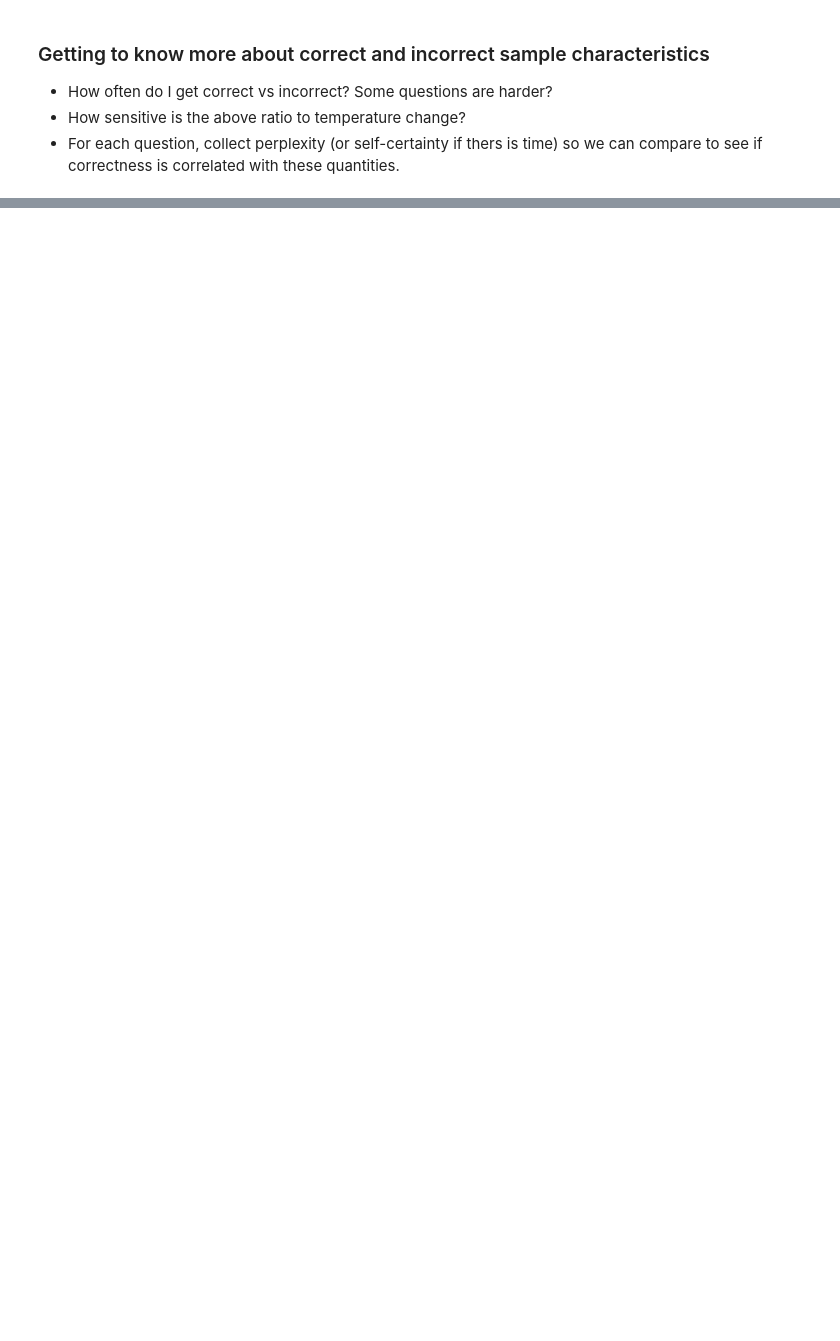
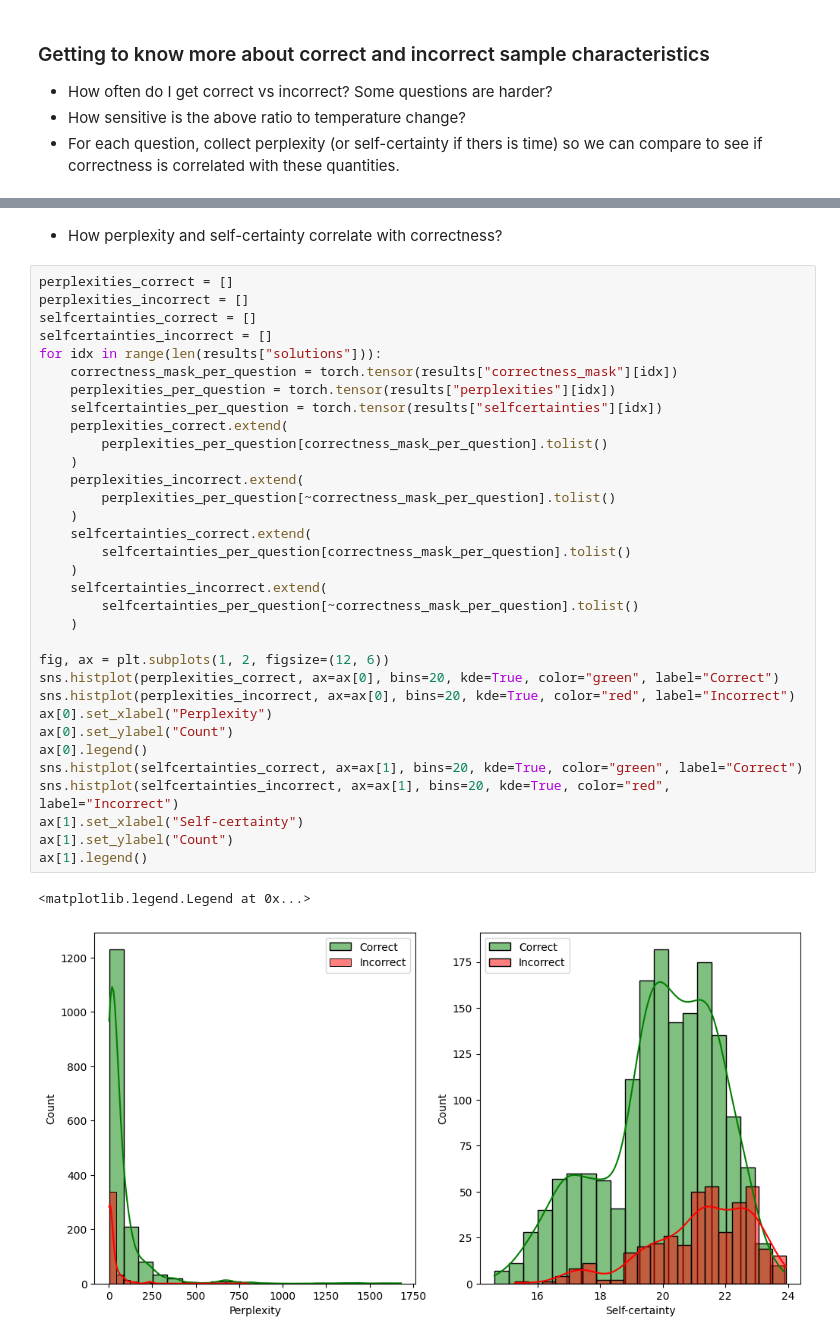
Before and after one commit to don-tpanic/sampling-dpo-experiments, a Jupyter notebook: main.ipynb, the cells around one changed output, grey strips where cells are left out. Drawn from its saved outputs; the diff is of its cells as text; blank space fills up the shorter version.

```diff
--- a/main.ipynb
+++ b/main.ipynb
@@ -504,0 +336,38 @@ plt.show()
+# %% [markdown]
+* How perplexity and self-certainty correlate with correctness?
+# %%
+perplexities_correct = []
+perplexities_incorrect = []
+selfcertainties_correct = []
+selfcertainties_incorrect = []
+for idx in range(len(results["solutions"])):
+    correctness_mask_per_question = torch.tensor(results["correctness_mask"][idx])
+    perplexities_per_question = torch.tensor(results["perplexities"][idx])
+    selfcertainties_per_question = torch.tensor(results["selfcertainties"][idx])
+    perplexities_correct.extend(
+        perplexities_per_question[correctness_mask_per_question].tolist()
+    )
+    perplexities_incorrect.extend(
+        perplexities_per_question[~correctness_mask_per_question].tolist()
+    )
+    selfcertainties_correct.extend(
+        selfcertainties_per_question[correctness_mask_per_question].tolist()
+    )
+    selfcertainties_incorrect.extend(
+        selfcertainties_per_question[~correctness_mask_per_question].tolist()
+    )
+
+fig, ax = plt.subplots(1, 2, figsize=(12, 6))
+sns.histplot(perplexities_correct, ax=ax[0], bins=20, kde=True, color="green", label="Correct")
+sns.histplot(perplexities_incorrect, ax=ax[0], bins=20, kde=True, color="red", label="Incorrect")
+ax[0].set_xlabel("Perplexity")
+ax[0].set_ylabel("Count")
+ax[0].legend()
+sns.histplot(selfcertainties_correct, ax=ax[1], bins=20, kde=True, color="green", label="Correct")
+sns.histplot(selfcertainties_incorrect, ax=ax[1], bins=20, kde=True, color="red", label="Incorrect")
+ax[1].set_xlabel("Self-certainty")
+ax[1].set_ylabel("Count")
+ax[1].legend()
+# %% [output]
+<matplotlib.legend.Legend at 0x...>
+[figure, added]
```
Also changed, not shown: parts of 8 cells of this notebook, 1 other file.
